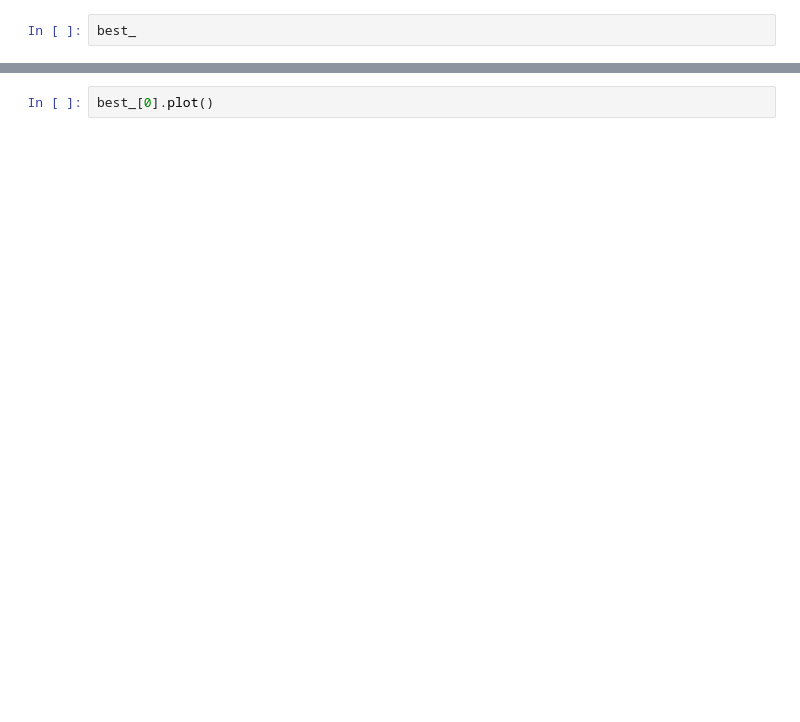
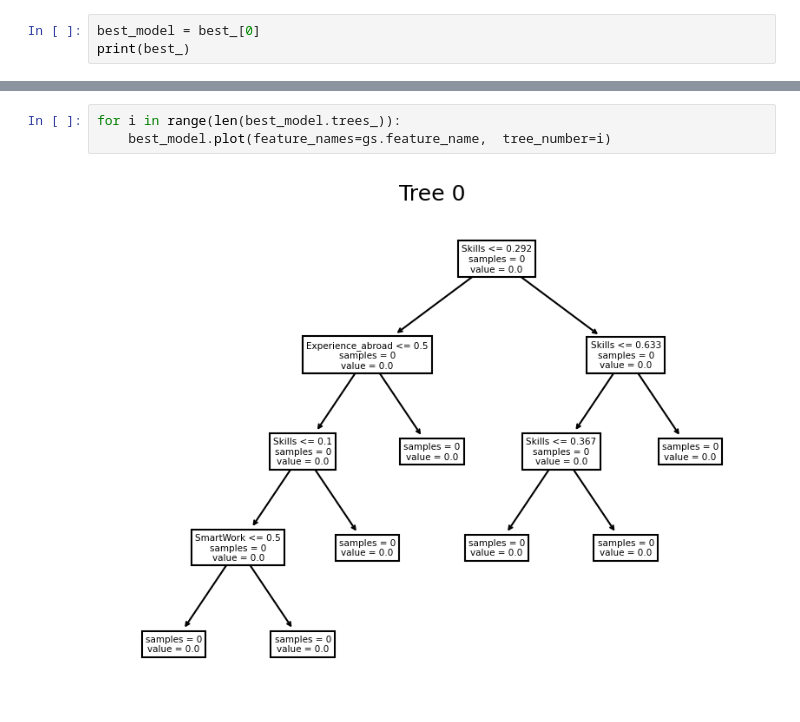
Before and after one commit to jacons/Interpretable-by-design-Human-Recommender, a Jupyter notebook: GlassBox/figs/test.ipynb, the cells around one changed output, grey strips where cells are left out. Cells and saved outputs as stored; diff of their text form; blank space fills up the shorter version.

```diff
--- a/GlassBox/figs/test.ipynb
+++ b/GlassBox/figs/test.ipynb
@@ -12,4 +14,5 @@ FIGS_parameter = dict(
 gs = FIGSGridSearch(path_dataset="../../outputs/scores.csv", random_state=841)
 best_ = gs.grid_search(FIGS_parameter)
 # %%
-best_
+best_model = best_[0]
+print(best_)
@@ -32,2 +108,5 @@ dt_final.sort_values("lambdas",ascending=False)["labels"].head(15)
 # %%
-best_[0].plot()
+for i in range(len(best_model.trees_)):
+    best_model.plot(feature_names=gs.feature_name,  tree_number=i)
+# %% [output]
+[figure, added]
```
Also changed, not shown: parts of 17 cells of this notebook, 19 other files.
